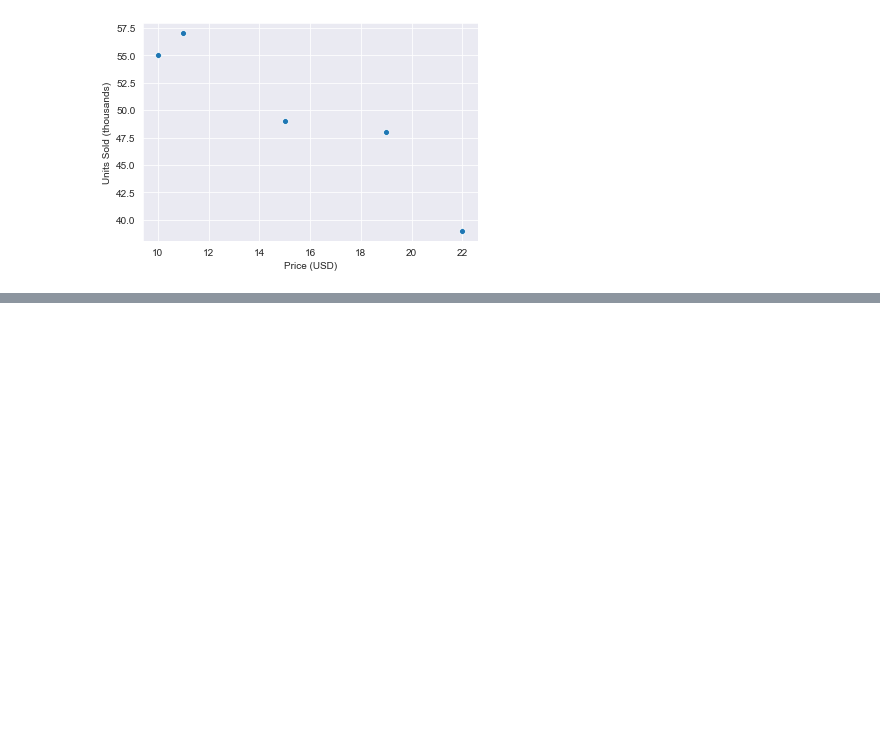
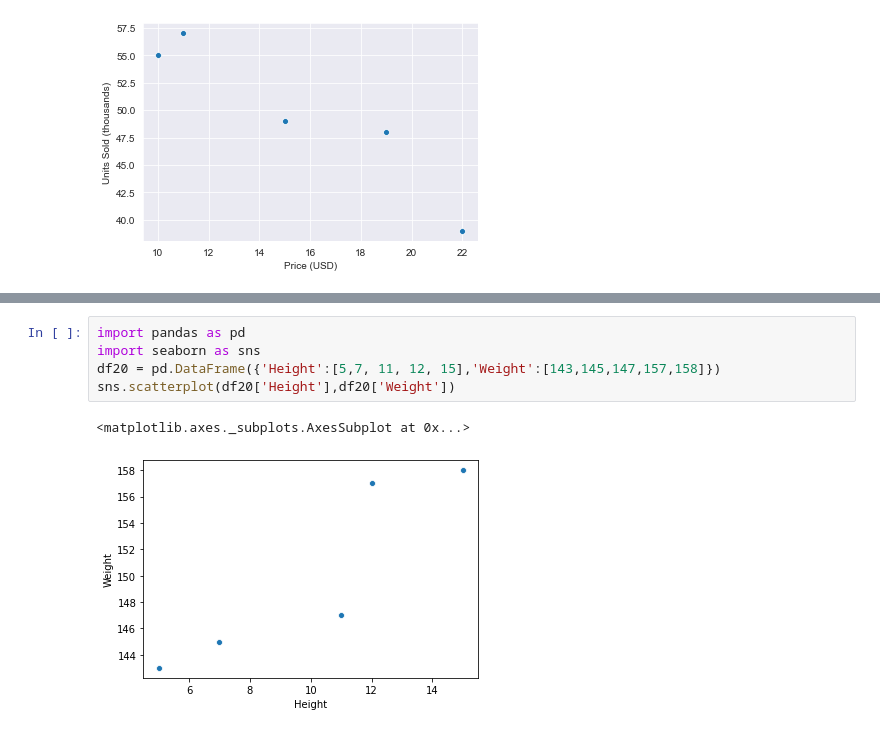
Before and after one commit to jsutch/statistics_review, a Jupyter notebook: 1. Intro. Data.ipynb, the cells around one changed output, grey strips where cells are left out. Saved outputs shown, nothing was run; the diff lists cells and outputs as text; blank space fills up the shorter version.

Commit message:
added section 1 test. Cleaned up images and formatting. Added initial Probability notebook

```diff
--- a/1. Intro. Data.ipynb
+++ b/1. Intro. Data.ipynb
@@ -674,0 +775,8 @@ sns.scatterplot(df10['Price (USD)'],df10['Units Sold (thousands)'])
+# %%
+import pandas as pd
+import seaborn as sns
+df20 = pd.DataFrame({'Height':[5,7, 11, 12, 15],'Weight':[143,145,147,157,158]})
+sns.scatterplot(df20['Height'],df20['Weight'])
+# %% [output]
+<matplotlib.axes._subplots.AxesSubplot at 0x...>
+[figure, added]
```
Also changed, not shown: parts of 8 cells of this notebook, 3 other files.
